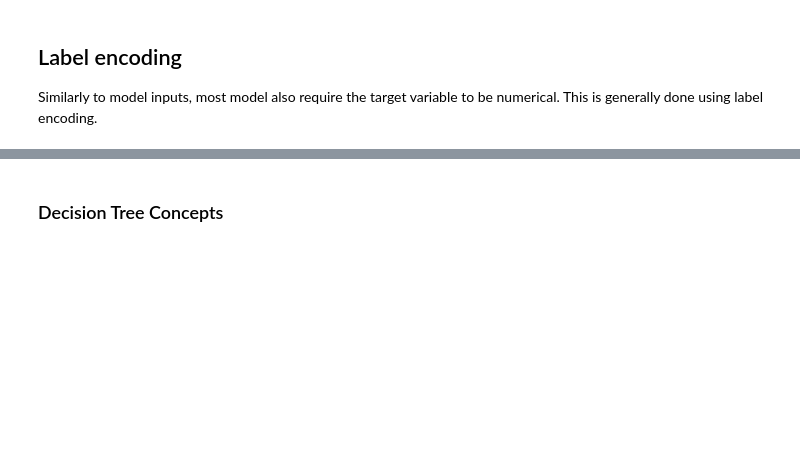
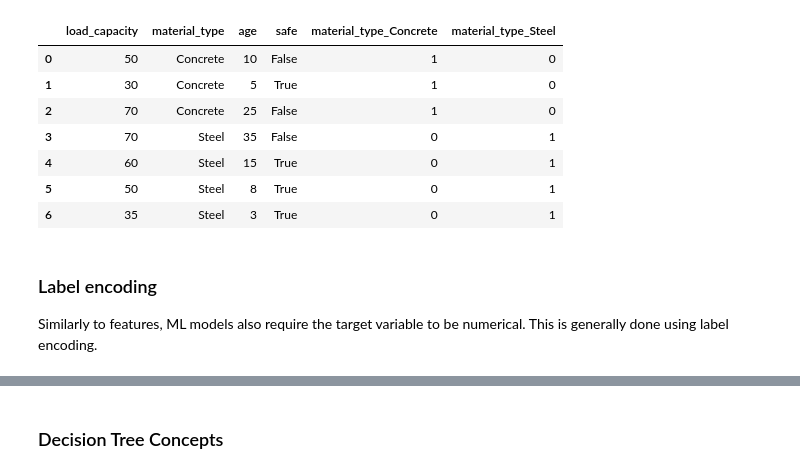
Before and after one commit to ucgmsim/qc_ml_workshop_2024, a Jupyter notebook: ml_notebook.ipynb, the cells around one changed output, grey strips where cells are left out. Cells and saved outputs as stored; diff of their text form; code cells hidden in the pictures; blank space fills up the shorter version.

```diff
--- a/ml_notebook.ipynb
+++ b/ml_notebook.ipynb
@@ -88,0 +205,5 @@ df
+# %%
+# Load some example data
+from ml_nb_code import get_safe_unsafe_data
+df = get_safe_unsafe_data()
+df
@@ -89,16 +219,28 @@ df
 # %%
+# Imports
+from sklearn.preprocessing import OneHotEncoder
+
 # Initialize OneHotEncoder
 encoder = OneHotEncoder(sparse_output=False)
 # Fit and transform the data
-encoded_data = encoder.fit_transform(df)
+encoded_data = encoder.fit_transform(df[['material_type']])
 
 # Create a new dataframe with the encoded data
-encoded_df = pd.DataFrame(encoded_data, columns=encoder.get_feature_names_out(['Type']), dtype=int)
+encoded_df = pd.DataFrame(encoded_data, columns=encoder.get_feature_names_out(['material_type']), dtype=int)
 # Concatenate the original and encoded dataframes
 result_df = pd.concat([df, encoded_df], axis=1)
 result_df
+# %% [output]
+|  | load_capacity | material_type | age | safe | material_type_Concrete | material_type_Steel |
+| 0 | 50 | Concrete | 10 | False | 1 | 0 |
+| 1 | 30 | Concrete | 5 | True | 1 | 0 |
+| 2 | 70 | Concrete | 25 | False | 1 | 0 |
+| 3 | 70 | Steel | 35 | False | 0 | 1 |
+| 4 | 60 | Steel | 15 | True | 0 | 1 |
+| 5 | 50 | Steel | 8 | True | 0 | 1 |
+| 6 | 35 | Steel | 3 | True | 0 | 1 |
 # %% [markdown]
-## Label encoding
-Similarly to model inputs, most model also require the target variable to be numerical. This is generally done using label encoding.
+### Label encoding
+Similarly to features, ML models also require the target variable to be numerical. This is generally done using label encoding.
 # %%
 from sklearn.preprocessing import LabelEncoder
```
Also changed, not shown: parts of 55 cells of this notebook, 7 other files.
